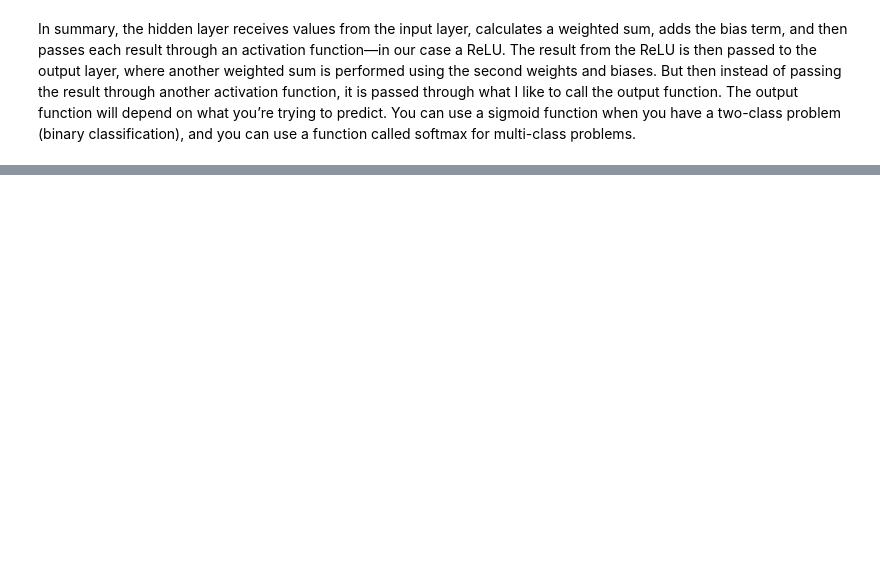
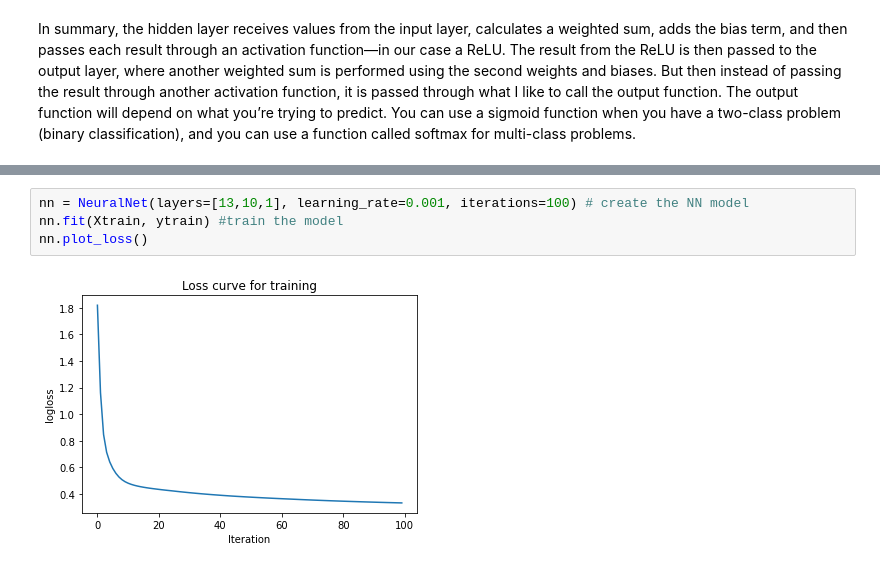
Before and after one commit to ThejakaSEP/DeepLearningModel, a Jupyter notebook: DeepLearningModelCreation.ipynb, the cells around one changed output, grey strips where cells are left out. Drawn from its saved outputs; the diff is of its cells as text; blank space fills up the shorter version.

```diff
--- a/DeepLearningModelCreation.ipynb
+++ b/DeepLearningModelCreation.ipynb
@@ -233,0 +268,6 @@ The output function will depend on what you’re trying to predict. You can use
+# %%
+nn = NeuralNet(layers=[13,10,1], learning_rate=0.001, iterations=100) # create the NN model
+nn.fit(Xtrain, ytrain) #train the model
+nn.plot_loss()
+# %% [output]
+[figure, added]
```
Also changed, not shown: parts of 10 cells of this notebook.
